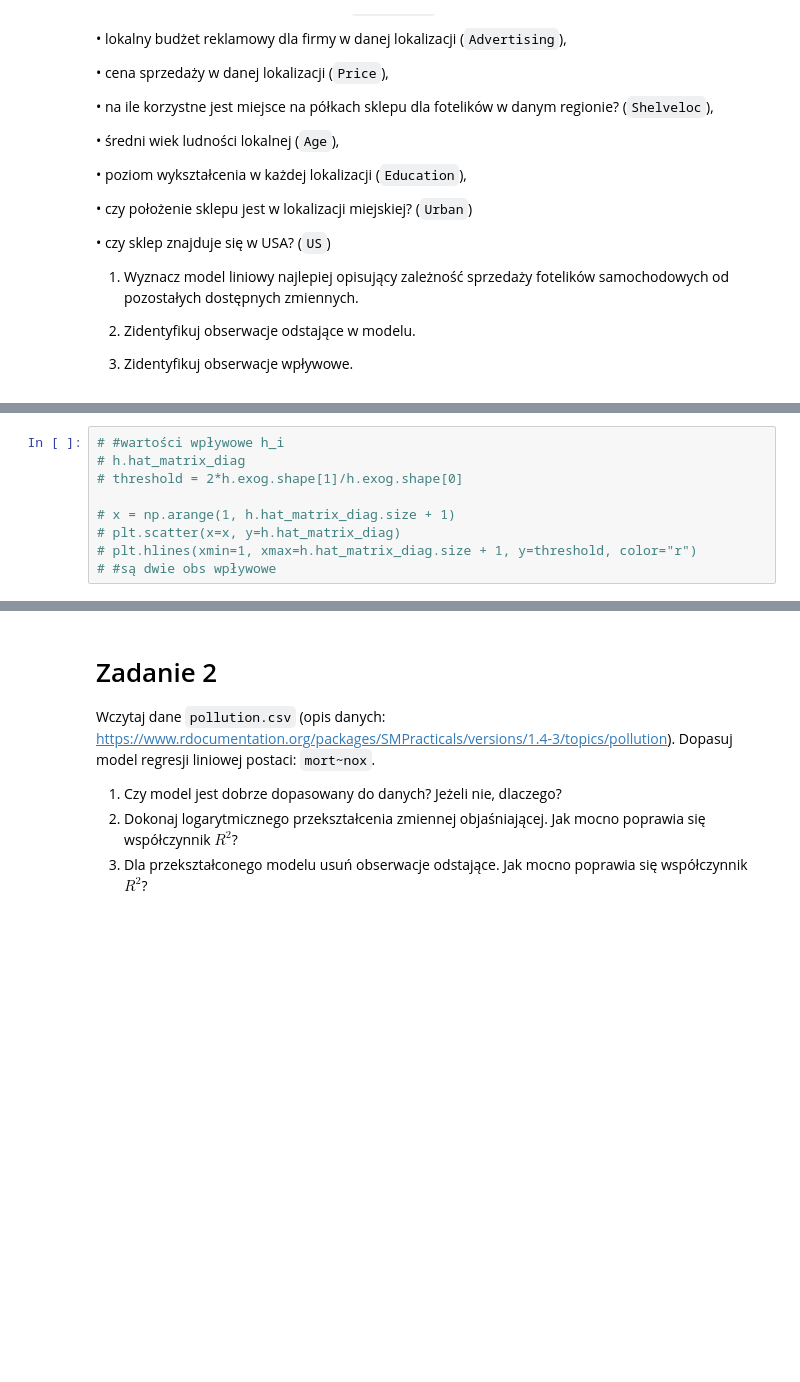
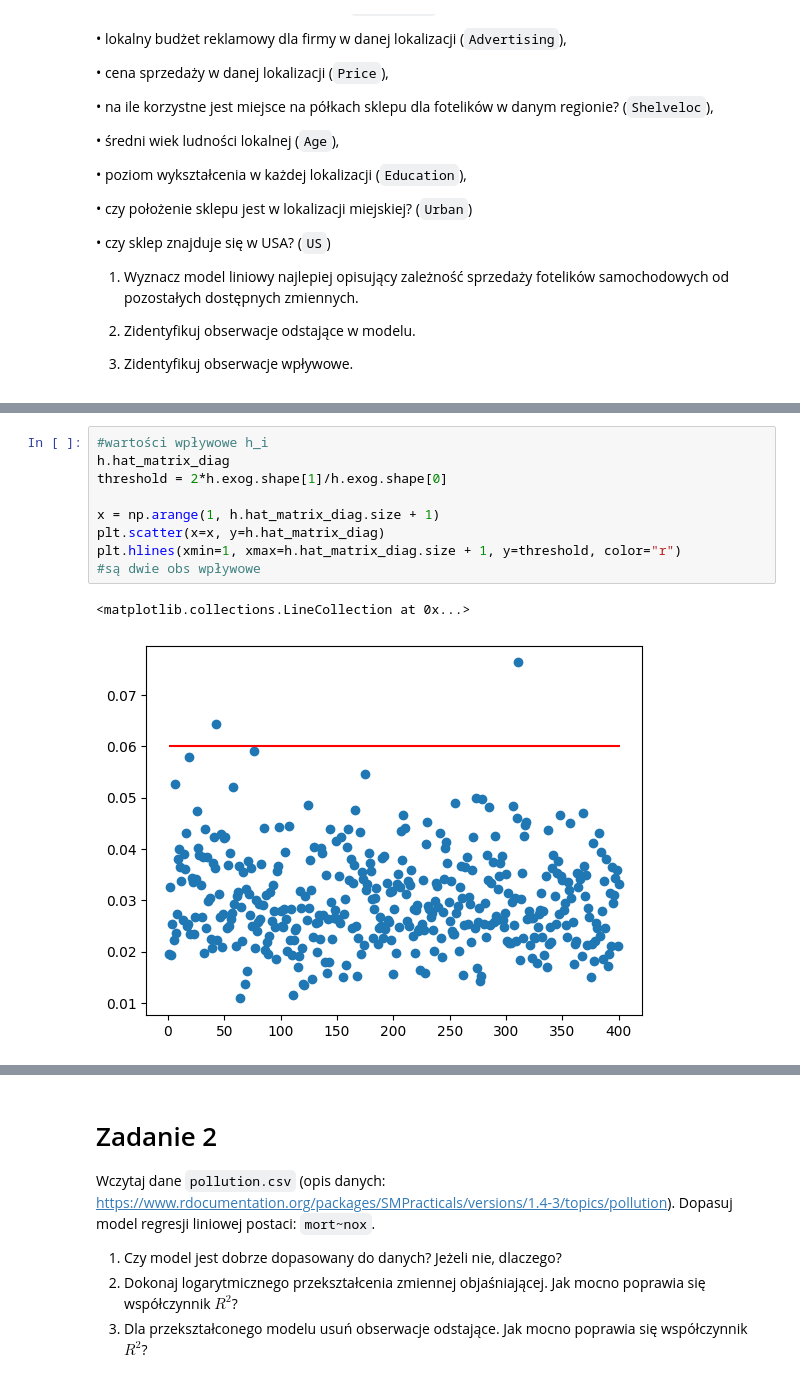
Before and after one commit to RudasKAP/ds08032025regul, a Jupyter notebook: 01_regularyzacja/05_obserwacje_odstające.ipynb, the cells around one changed output, grey strips where cells are left out. Cells and saved outputs as stored; diff of their text form; blank space fills up the shorter version.

```diff
--- a/01_regularyzacja/05_obserwacje_odstające.ipynb
+++ b/01_regularyzacja/05_obserwacje_odstające.ipynb
@@ -105,10 +160,13 @@ Wczytaj zbiór `Carseats`, który zawierają dane o sprzedaży fotelików samoch
 # %%
-# #wartości wpływowe h_i
-# h.hat_matrix_diag
-# threshold = 2*h.exog.shape[1]/h.exog.shape[0]
+#wartości wpływowe h_i
+h.hat_matrix_diag
+threshold = 2*h.exog.shape[1]/h.exog.shape[0]
 
-# x = np.arange(1, h.hat_matrix_diag.size + 1)
-# plt.scatter(x=x, y=h.hat_matrix_diag)
-# plt.hlines(xmin=1, xmax=h.hat_matrix_diag.size + 1, y=threshold, color="r")
-# #są dwie obs wpływowe
+x = np.arange(1, h.hat_matrix_diag.size + 1)
+plt.scatter(x=x, y=h.hat_matrix_diag)
+plt.hlines(xmin=1, xmax=h.hat_matrix_diag.size + 1, y=threshold, color="r")
+#są dwie obs wpływowe
+# %% [output]
+<matplotlib.collections.LineCollection at 0x...>
+[figure, added]
 # %%
```
Also changed, not shown: parts of 32 cells of this notebook.
